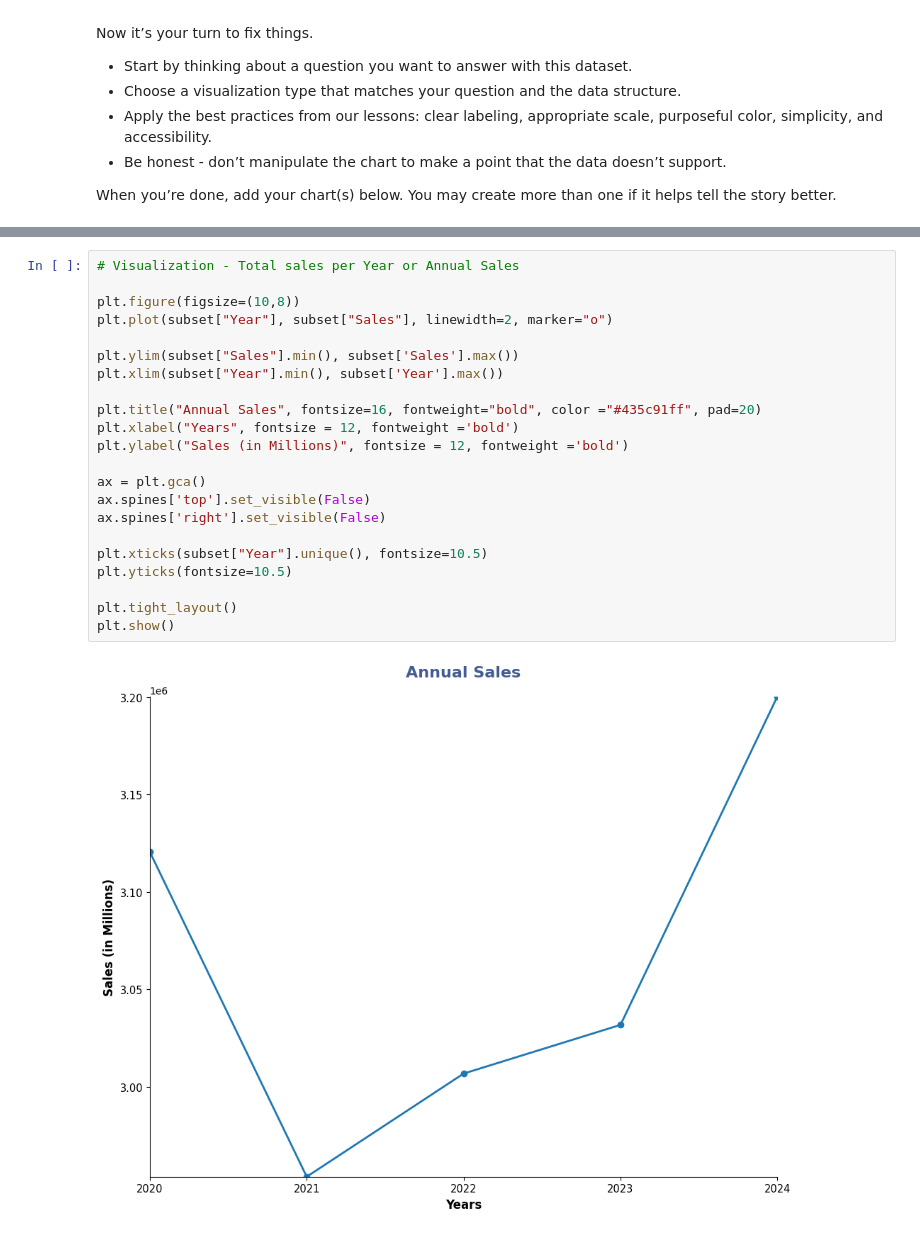
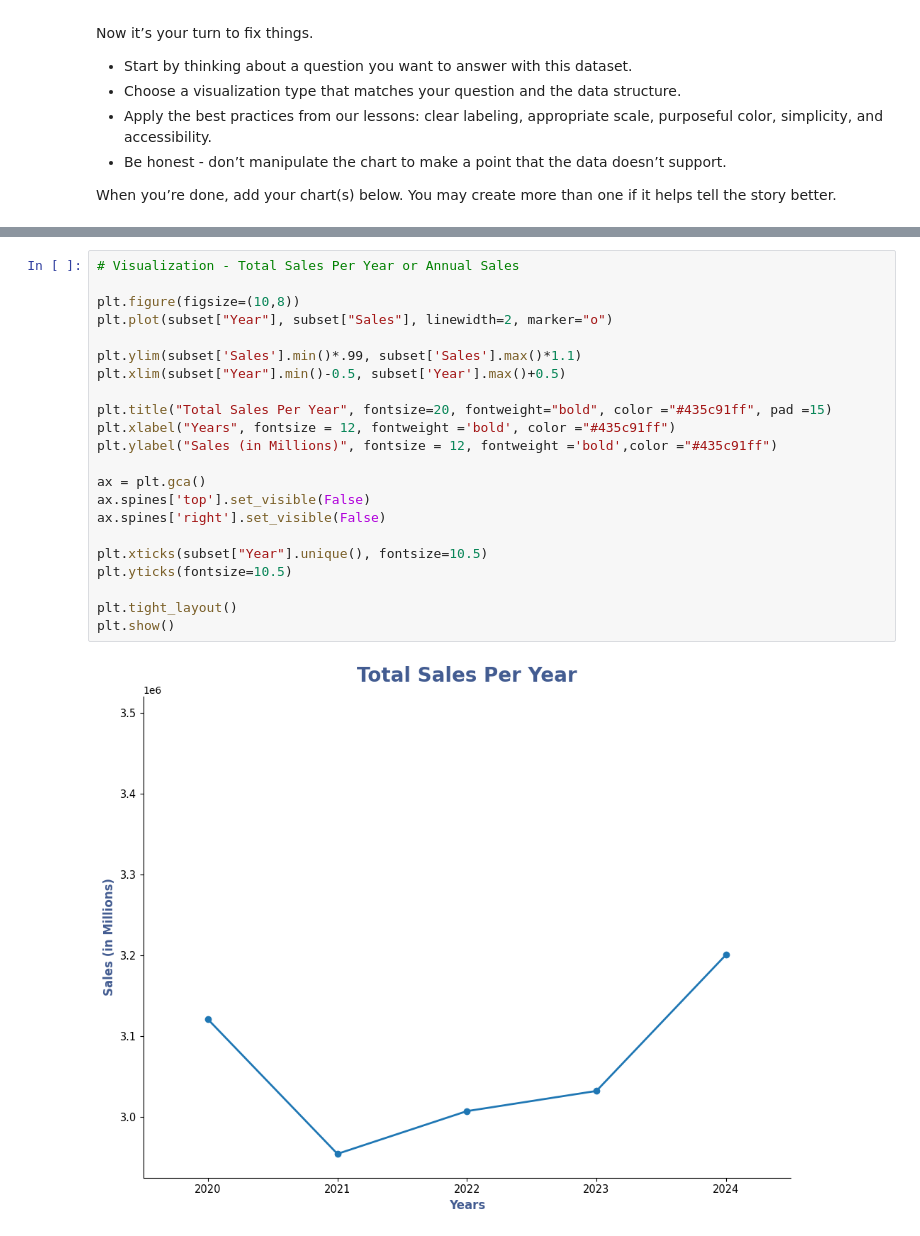
Before and after one commit to shivahari04/DA_M3_DataVizChallenge, a Jupyter notebook: data_viz_ethics_challenge.ipynb, the cells around one changed output, grey strips where cells are left out. Saved outputs shown, nothing was run; the diff lists cells and outputs as text.

Commit message:
Second corrected Visualization and Additional Visualization

```diff
--- a/data_viz_ethics_challenge.ipynb
+++ b/data_viz_ethics_challenge.ipynb
@@ -124,24 +137,24 @@ print(subset)
 # %%
-# Visualization - Total sales per Year or Annual Sales
+# Visualization - Total Sales Per Year or Annual Sales
 
 plt.figure(figsize=(10,8))
 plt.plot(subset["Year"], subset["Sales"], linewidth=2, marker="o")
 
-plt.ylim(subset["Sales"].min(), subset['Sales'].max())
-plt.xlim(subset["Year"].min(), subset['Year'].max())
+plt.ylim(subset['Sales'].min()*.99, subset['Sales'].max()*1.1)
+plt.xlim(subset["Year"].min()-0.5, subset['Year'].max()+0.5)
 
-plt.title("Annual Sales", fontsize=16, fontweight="bold", color ="#435c91ff", pad=20)
-plt.xlabel("Years", fontsize = 12, fontweight ='bold')
-plt.ylabel("Sales (in Millions)", fontsize = 12, fontweight ='bold')
+plt.title("Total Sales Per Year", fontsize=20, fontweight="bold", color ="#435c91ff", pad =15)
+plt.xlabel("Years", fontsize = 12, fontweight ='bold', color ="#435c91ff")
+plt.ylabel("Sales (in Millions)", fontsize = 12, fontweight ='bold',color ="#435c91ff")
 
 ax = plt.gca()
 ax.spines['top'].set_visible(False)
 ax.spines['right'].set_visible(False)
 
 plt.xticks(subset["Year"].unique(), fontsize=10.5)
 plt.yticks(fontsize=10.5)
 
 plt.tight_layout()
 plt.show()
 # %% [output]
-[figure, old version]
+[figure, new version]
```
Also changed, not shown: parts of 9 cells of this notebook.
